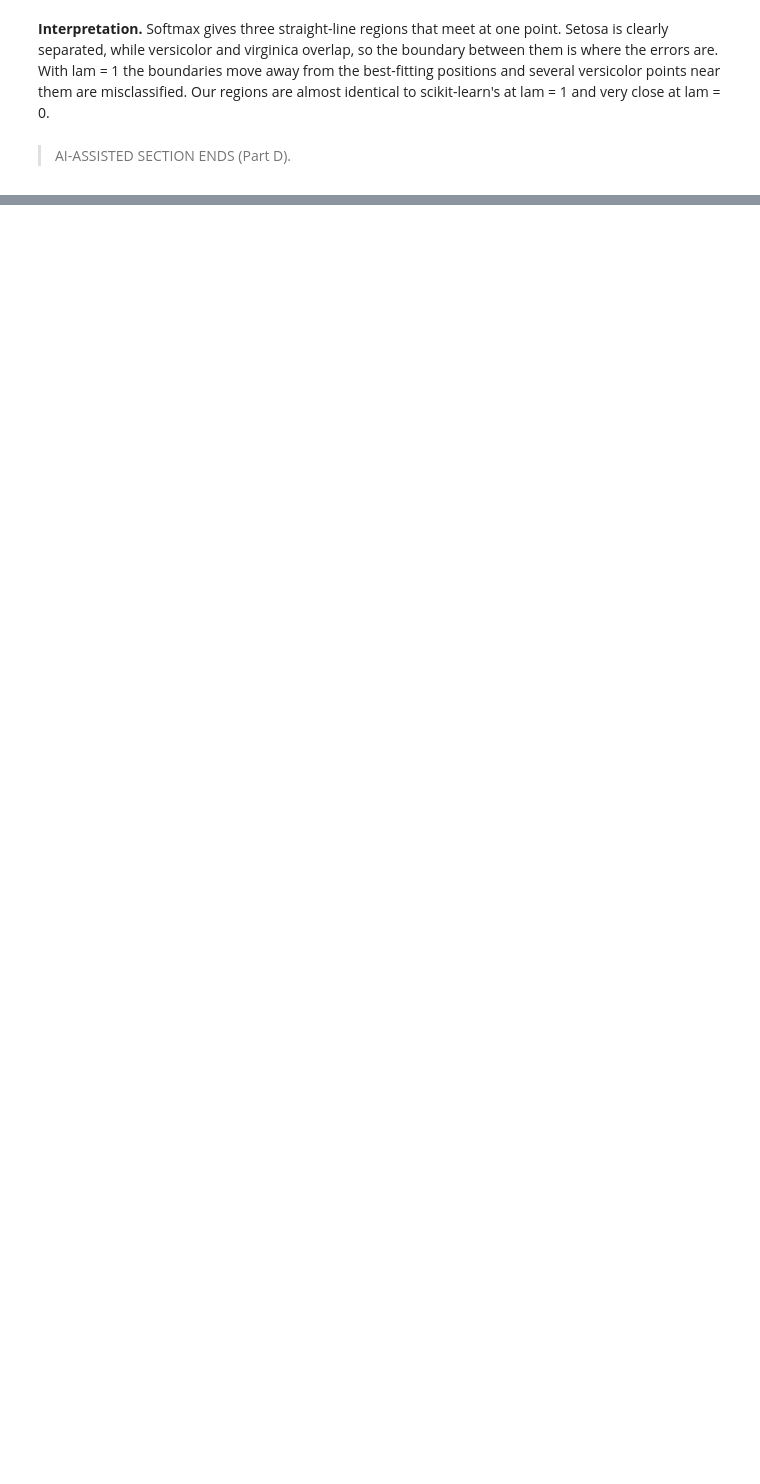
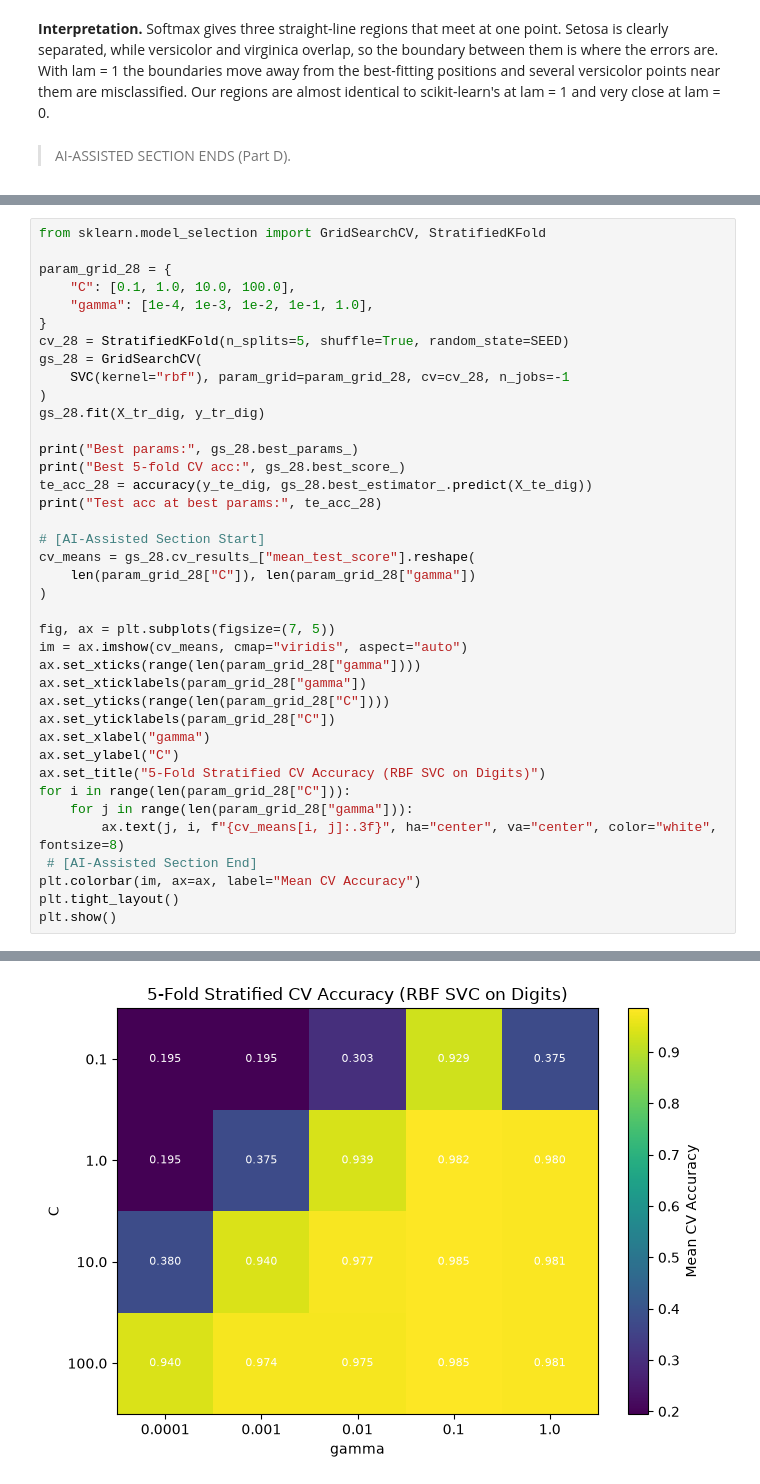
Before and after one commit to salmaselim77/intro-to-ml-assignment, a Jupyter notebook: assignment2.ipynb, the cells around one changed output, grey strips where cells are left out. Cells and saved outputs as stored; diff of their text form; blank space fills up the shorter version.

```diff
--- a/assignment2.ipynb
+++ b/assignment2.ipynb
@@ -1932,0 +2392,40 @@ plt.show()
+# %%
+from sklearn.model_selection import GridSearchCV, StratifiedKFold
+
+param_grid_28 = {
+    "C": [0.1, 1.0, 10.0, 100.0],
+    "gamma": [1e-4, 1e-3, 1e-2, 1e-1, 1.0],
+}
+cv_28 = StratifiedKFold(n_splits=5, shuffle=True, random_state=SEED)
+gs_28 = GridSearchCV(
+    SVC(kernel="rbf"), param_grid=param_grid_28, cv=cv_28, n_jobs=-1
+)
+gs_28.fit(X_tr_dig, y_tr_dig)
+
+print("Best params:", gs_28.best_params_)
+print("Best 5-fold CV acc:", gs_28.best_score_)
+te_acc_28 = accuracy(y_te_dig, gs_28.best_estimator_.predict(X_te_dig))
+print("Test acc at best params:", te_acc_28)
+
+# [AI-Assisted Section Start]
+cv_means = gs_28.cv_results_["mean_test_score"].reshape(
+    len(param_grid_28["C"]), len(param_grid_28["gamma"])
+)
+
+fig, ax = plt.subplots(figsize=(7, 5))
+im = ax.imshow(cv_means, cmap="viridis", aspect="auto")
+ax.set_xticks(range(len(param_grid_28["gamma"])))
+ax.set_xticklabels(param_grid_28["gamma"])
+ax.set_yticks(range(len(param_grid_28["C"])))
+ax.set_yticklabels(param_grid_28["C"])
+ax.set_xlabel("gamma")
+ax.set_ylabel("C")
+ax.set_title("5-Fold Stratified CV Accuracy (RBF SVC on Digits)")
+for i in range(len(param_grid_28["C"])):
+    for j in range(len(param_grid_28["gamma"])):
+        ax.text(j, i, f"{cv_means[i, j]:.3f}", ha="center", va="center", color="white", fontsize=8)
+ # [AI-Assisted Section End]
+plt.colorbar(im, ax=ax, label="Mean CV Accuracy")
+plt.tight_layout()
+plt.show()
+# %% [output]
@@ -1932,0 +2435 @@ plt.show()
+[figure, added]
```
Also changed, not shown: parts of 22 cells of this notebook.
